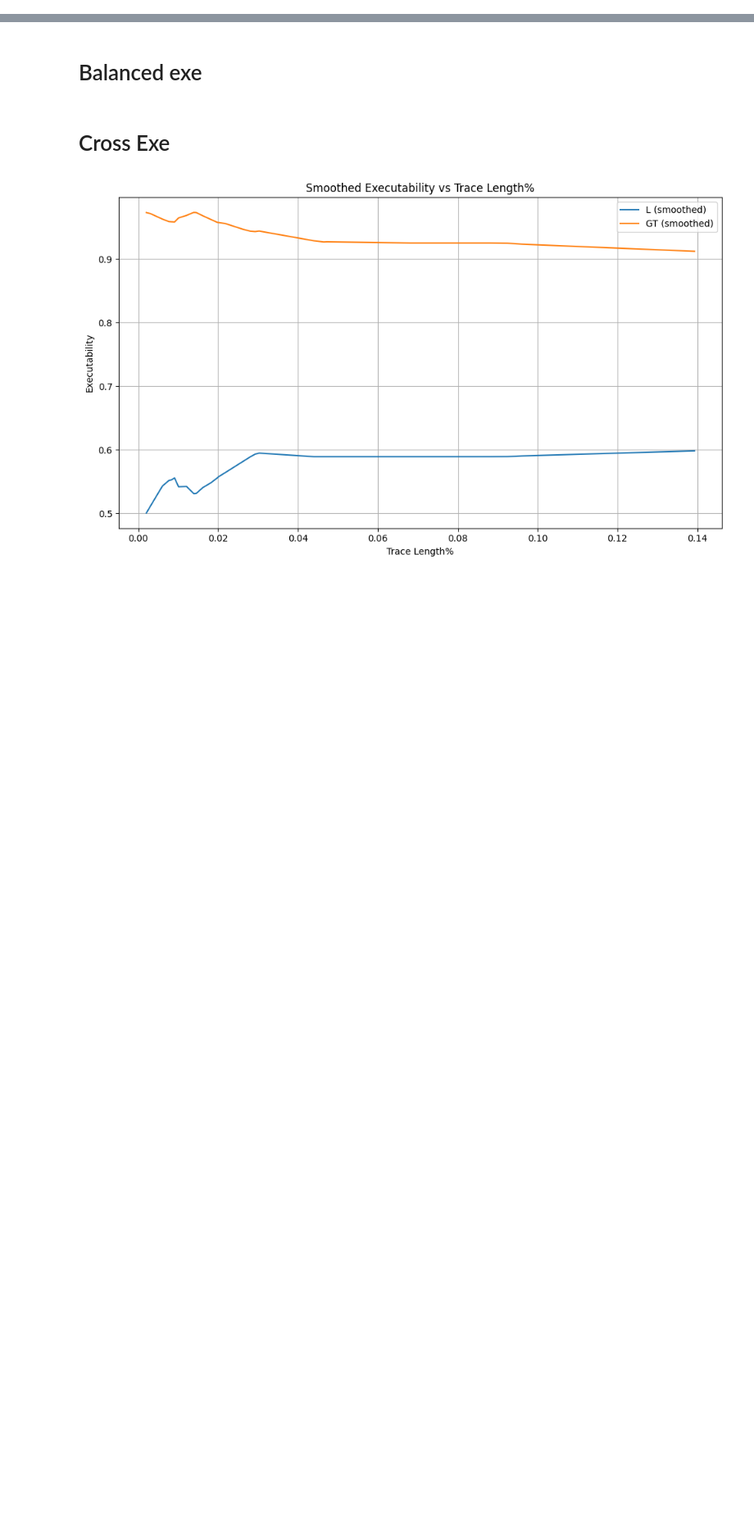
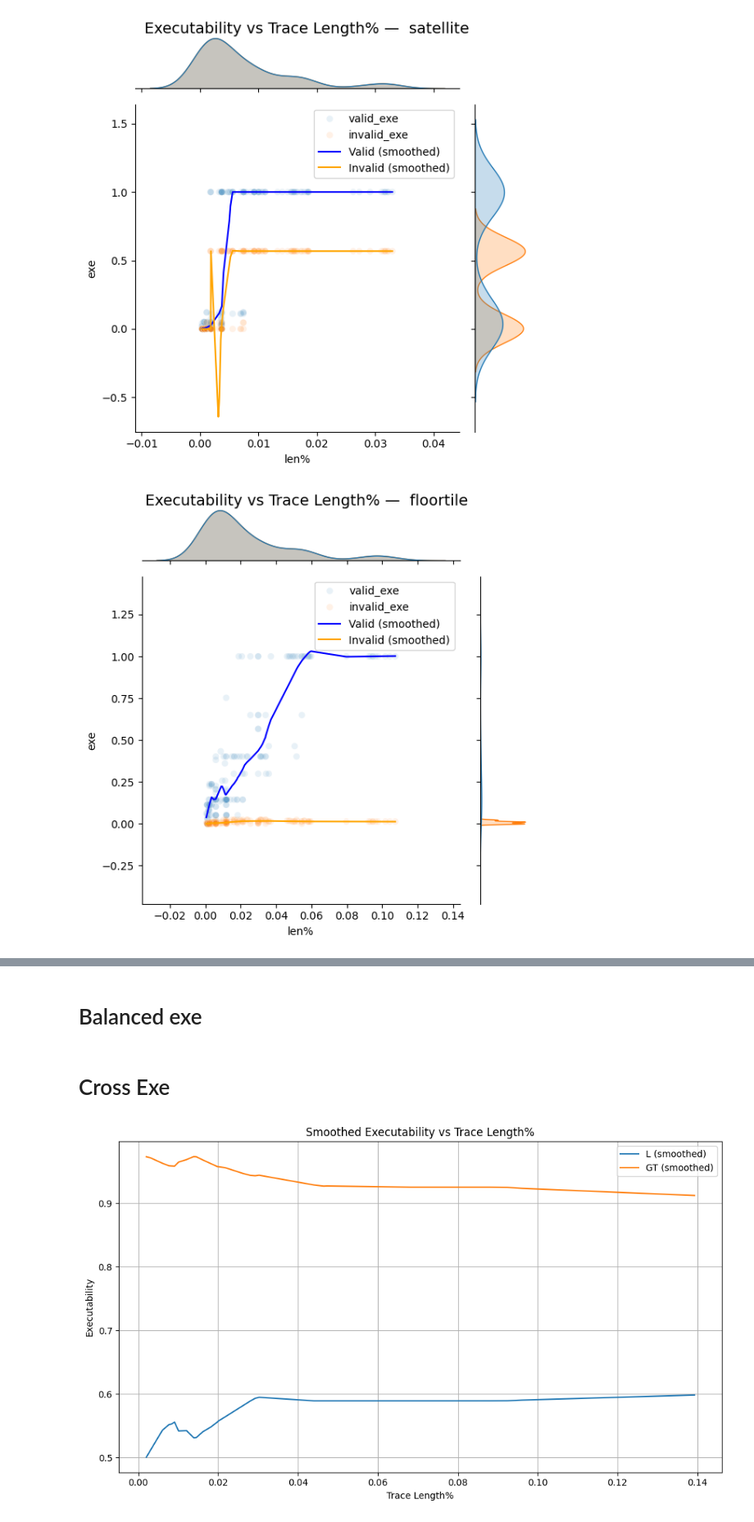
Before and after one commit to utop1an/locm3, a Jupyter notebook: src/examples/plot.ipynb, the cells around one changed output, grey strips where cells are left out. Shown at 82% size. Cells and saved outputs as stored; diff of their text form; code cells hidden in the pictures; blank space fills up the shorter version.

```diff
--- a/src/examples/plot.ipynb
+++ b/src/examples/plot.ipynb
@@ -32,0 +38,56 @@ plt.show()
+# %%
+import pandas as pd
+import matplotlib.pyplot as plt
+import seaborn as sns
+from statsmodels.nonparametric.smoothers_lowess import lowess
+
+# Read and clean
+df = pd.read_csv('acceptance_rate.csv')
+df.columns = df.columns.str.strip()
+df = df.sort_values(by='len%')
+
+# Get unique domains
+domains = df['Domain'].unique()
+
+for domain in domains:
+    domain_df = df[df['Domain'] == domain].copy()
+
+    # Apply LOWESS smoothing
+    valid_smoothed = lowess(domain_df['valid_exe'], domain_df['len%'], frac=0.3)
+    invalid_smoothed = lowess(domain_df['invalid_exe'], domain_df['len%'], frac=0.3)
+
+    valid_smoothed[:, 1] = valid_smoothed[:, 1].clip(0, 1)
+    invalid_smoothed[:, 1] = invalid_smoothed[:, 1].clip(0, 1)
+
+    # Melt to long format for seaborn
+    df_long = pd.melt(
+        domain_df,
+        id_vars=['len%'],
+        value_vars=['valid_exe', 'invalid_exe'],
+        var_name='type',
+        value_name='exe'
+    )
+
+    # Create jointplot
+    g = sns.jointplot(
+        data=df_long,
+        x='len%', y='exe', hue='type',
+        kind='scatter', alpha=0.1,
+        height=6, marginal_kws=dict(common_norm=False)
+    )
+
+    # Overlay LOWESS lines
+    g.ax_joint.plot(valid_smoothed[:, 0], valid_smoothed[:, 1], color='blue', label='Valid (smoothed)')
+    g.ax_joint.plot(invalid_smoothed[:, 0], invalid_smoothed[:, 1], color='orange', label='Invalid (smoothed)')
+    g.ax_joint.legend()
+
+    # Add title
+    g.fig.suptitle(f"Executability vs Trace Length% — {domain}", fontsize=14)
+    g.fig.tight_layout()
+    g.fig.subplots_adjust(top=0.95)
+
+    # Show the plot
+    plt.show()
+# %% [output]
+[figure, added]
+[figure, added]
```
Also changed, not shown: parts of 6 cells of this notebook, 1 other file.
